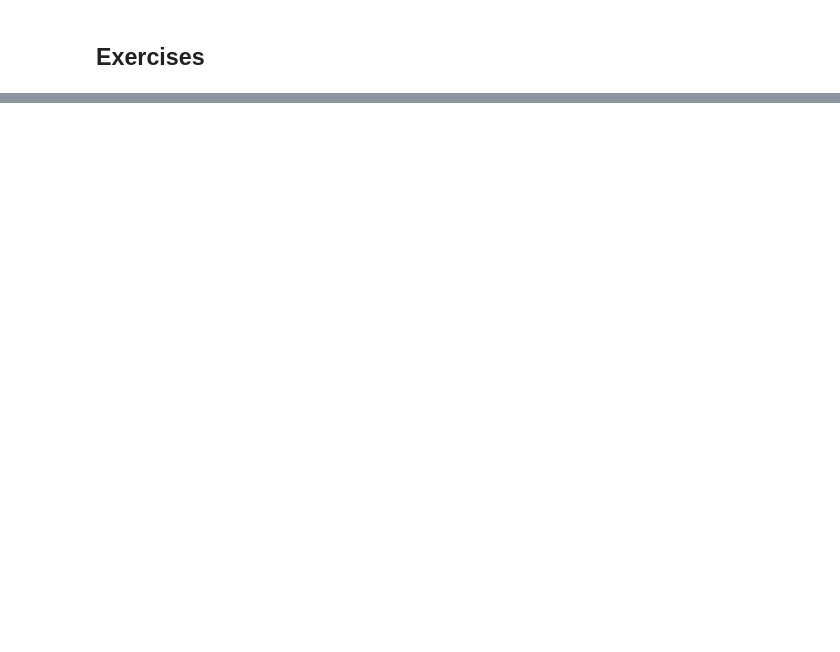
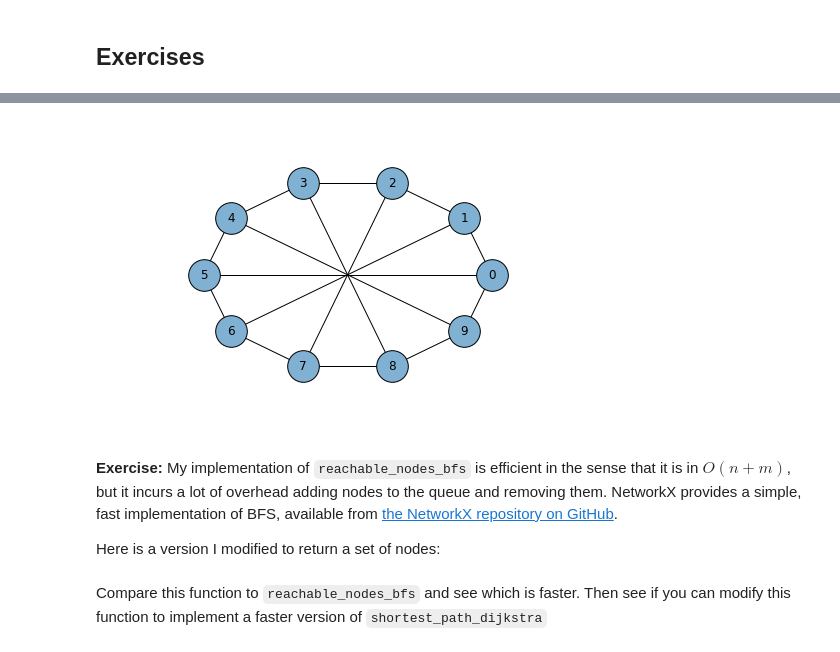
Before and after one commit to AllenDowney/ThinkComplexity2, a Jupyter notebook: code/chap03.ipynb, the cells around one changed output, grey strips where cells are left out. Cells and saved outputs as stored; diff of their text form; code cells hidden in the pictures; blank space fills up the shorter version.

```diff
--- a/code/chap03.ipynb
+++ b/code/chap03.ipynb
@@ -245 +391,51 @@ len(reachable_nodes_bfs(lattice, 0))
+# %%
+def adjacent_edges(nodes, halfk):
+    n = len(nodes)
+    for i, u in enumerate(nodes):
+        for j in range(i+1, i+halfk+1):
+            v = nodes[j % n]
+            yield u, v
+# %%
+def opposite_edges(nodes):
+    """Enumerates edges that connect opposite nodes."""
+    n = len(nodes)
+    for i, u in enumerate(nodes):
+        j = i + n//2
+        v = nodes[j % n]
+        yield u, v
+# %%
+def make_regular_graph(n, k):
+    """Makes graph with `n` nodes where all nodes have `k` neighbors.
+
+    Not possible if both `n` and `k` are odd.
+    """
+    # a is the number of adjacent edges
+    # b is the number of opposite edges (0 or 1)
+    a, b = divmod(k, 2)
+
+    G = nx.Graph()
+    nodes = range(n)
+    G.add_nodes_from(nodes)
+    G.add_edges_from(adjacent_edges(nodes, a))
+
+    # if k is odd, add opposite edges
+    if b:
+        if n%2:
+            msg = "Can't make a regular graph if n and k are odd."
+            raise ValueError(msg)
+        G.add_edges_from(opposite_edges(nodes))
+    return G
+# %%
+regular = make_regular_graph(10, 3)
+# %%
+nx.draw_circular(regular,
+                 node_color=COLORS[4],
+                 node_size=1000,
+                 with_labels=True)
+# %% [output]
+[figure, added]
+# %% [markdown]
+**Exercise:** My implementation of `reachable_nodes_bfs` is efficient in the sense that it is in $O(n + m)$, but it incurs a lot of overhead adding nodes to the queue and removing them.  NetworkX provides a simple, fast implementation of BFS, available from [the NetworkX repository on GitHub](https://github.com/networkx/networkx/blob/master/networkx/algorithms/components/connected.py).
+
+Here is a version I modified to return a set of nodes:
 # %%
@@ -255,6 +451,8 @@ def _plain_bfs(G, source):
                 seen.add(v)
                 nextlevel.update(G[v])
     return seen
+# %% [markdown]
+Compare this function to `reachable_nodes_bfs` and see which is faster.  Then see if you can modify this function to implement a faster version of `shortest_path_dijkstra`
 # %%
 lattice = make_ring_lattice(1000, 10)
 # %%
```
Also changed, not shown: parts of 76 cells of this notebook, 1 other file.
